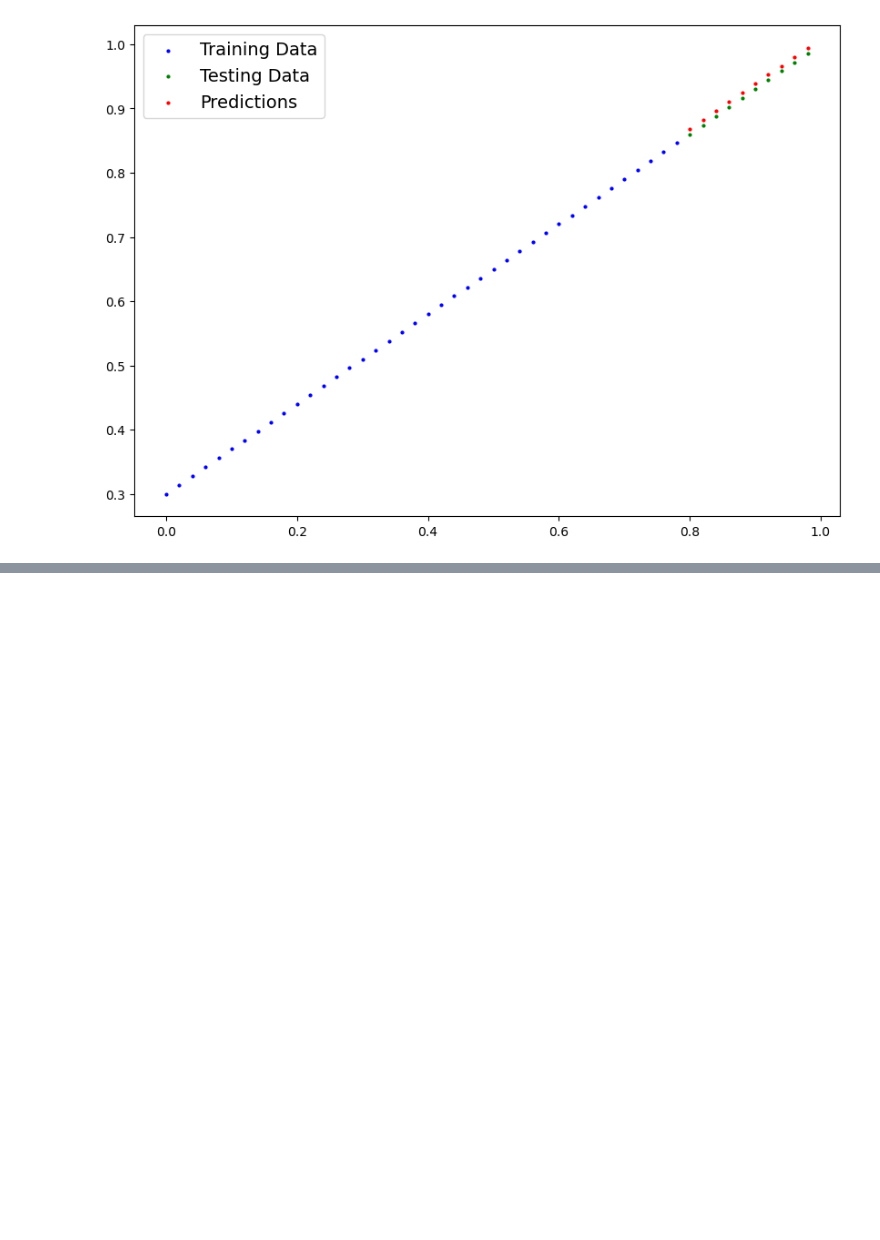
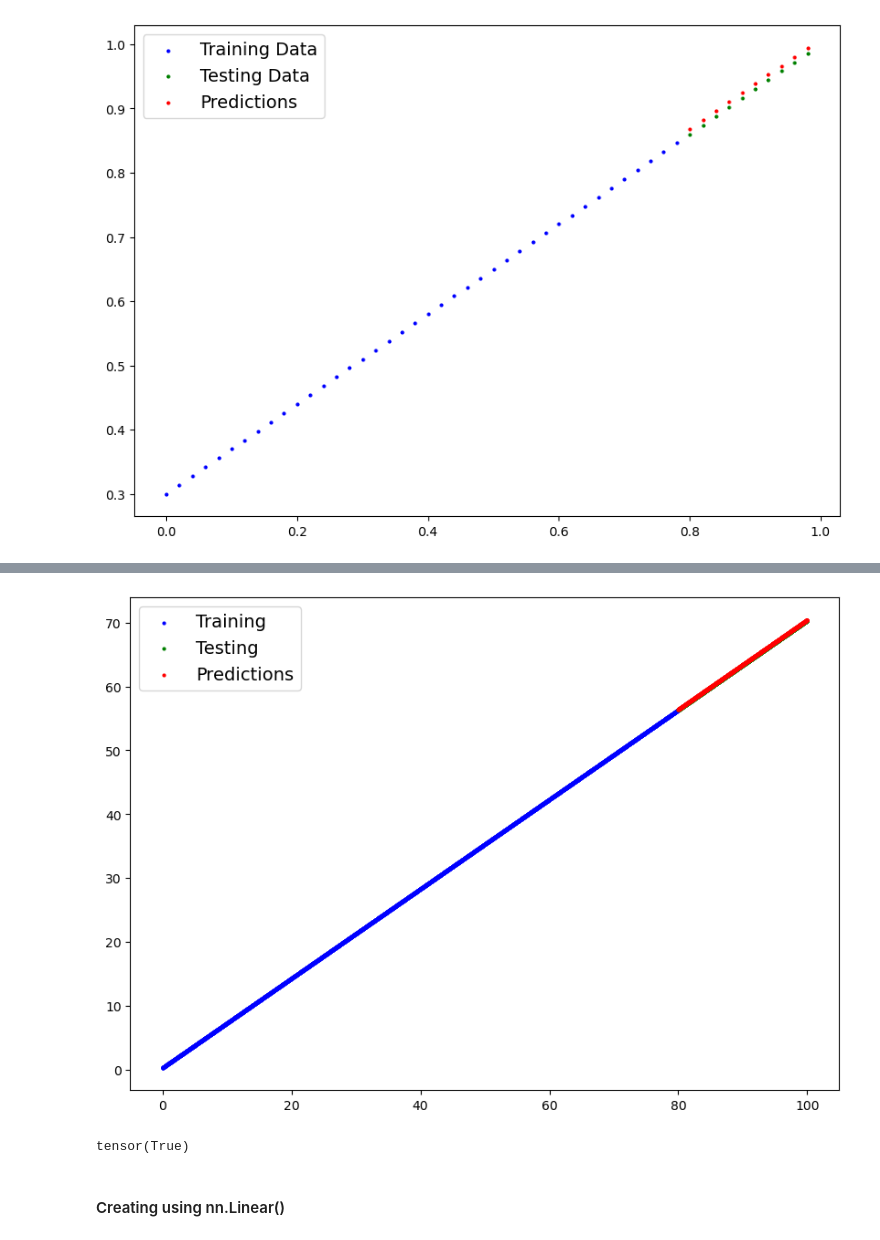
Before and after one commit to maheshsunuwar/deep-learning-pytorch, a Jupyter notebook: 01. PyTorch Workflow Fundamentals/01_pytorch_workflow_fundamentals.ipynb, the cells around one changed output, grey strips where cells are left out. Drawn from its saved outputs; the diff is of its cells as text; code cells hidden in the pictures; blank space fills up the shorter version.

```diff
--- a/01. PyTorch Workflow Fundamentals/01_pytorch_workflow_fundamentals.ipynb
+++ b/01. PyTorch Workflow Fundamentals/01_pytorch_workflow_fundamentals.ipynb
@@ -392,0 +641,4 @@ plot_predictions(predictions=y_preds_new)
+# %%
+plot_predictions(predictions=test_preds)
+# %% [output]
+[figure, added]
@@ -392,0 +656,21 @@ plot_predictions(predictions=y_preds_new)
+# %%
+## loading the model
+## 1. create the instance of the model
+## 2. load the state dict to the created instance of the model
+
+loaded_model = CustomLinearRegressionModel()
+state_dict = torch.load(f=MODEL_SAVE_PATH)
+
+loaded_model.load_state_dict(state_dict)
+
+## predicting using loaded model
+loaded_model.eval()
+with torch.inference_mode():
+    loaded_y_preds = loaded_model(X_test)
+
+# checking y_preds and loaded_y_preds
+y_preds.sum() == loaded_y_preds.sum()
+# %% [output]
+tensor(True)
+# %% [markdown]
+#### Creating using nn.Linear()
```
Also changed, not shown: parts of 32 cells of this notebook, 4 other files.
